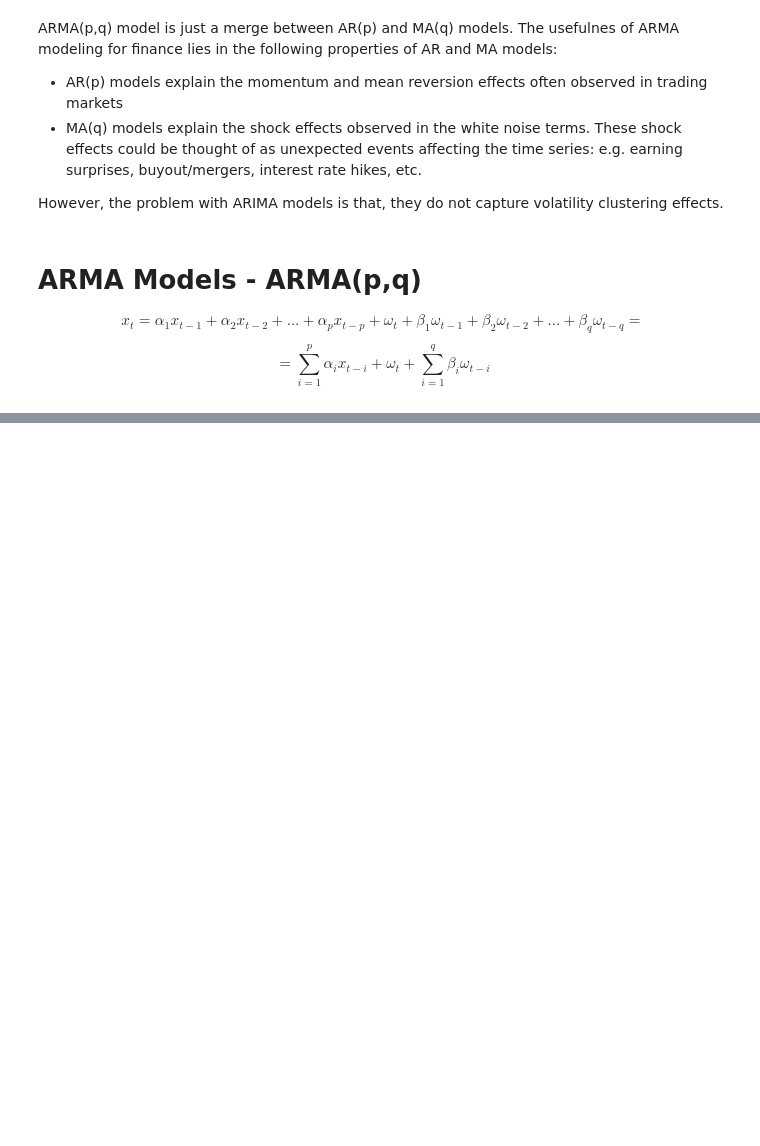
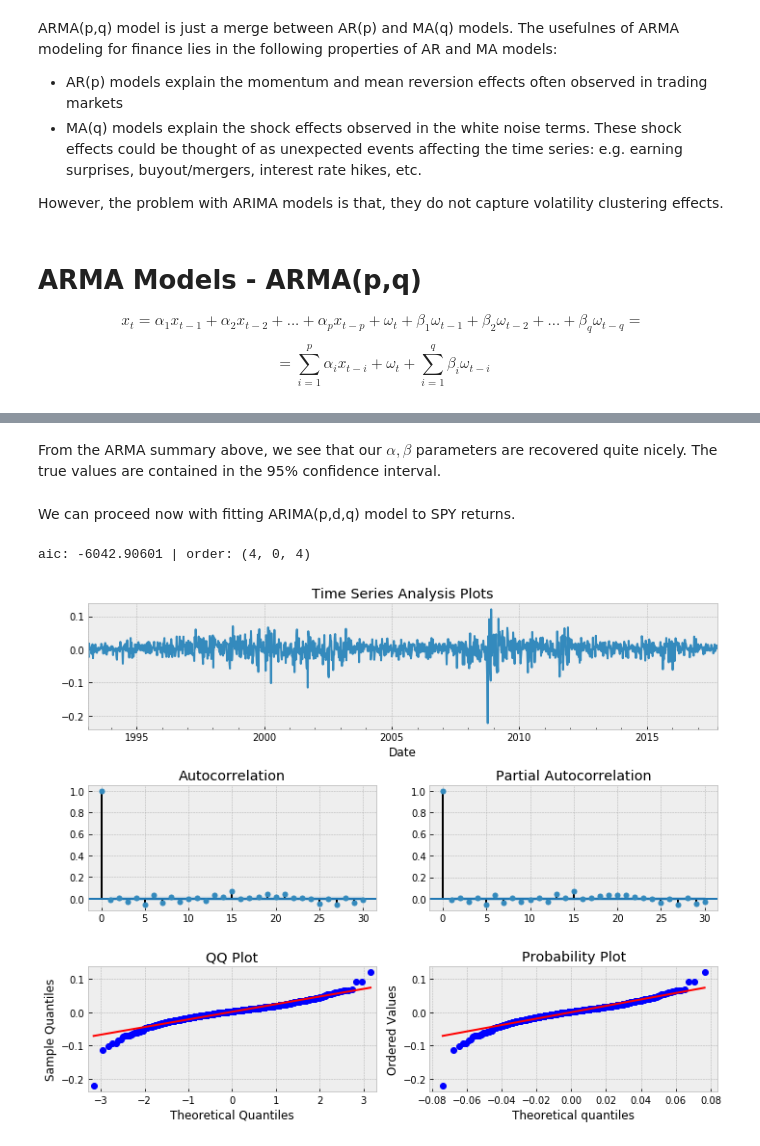
Before and after one commit to hknn88/10_cstone, a Jupyter notebook: 10_cstone_v2.ipynb, the cells around one changed output, grey strips where cells are left out. Drawn from its saved outputs; the diff is of its cells as text; code cells hidden in the pictures; blank space fills up the shorter version.

```diff
--- a/10_cstone_v2.ipynb
+++ b/10_cstone_v2.ipynb
@@ -235,28 +275,38 @@ $$x_t=\alpha_1 x_{t-1} + \alpha_2 x_{t-2} + ... + \alpha_p x_{t-p} + \omega_t +
+# %% [markdown]
+From the ARMA summary above, we see that our $\alpha, \beta$ parameters are recovered quite nicely. The true values are contained in the 95% confidence interval.
+# %% [markdown]
+We can proceed now with fitting ARIMA(p,d,q) model to SPY returns.
+# %%
+lpr_t = np.log(p_t/p_t.shift(1)).dropna()   # np.log(data/data.shift(1)).dropna()
 # %%
-# Fit ARIMA(p, d, q) model to SPY Returns
+# fit ARIMA(p,d,q) model to SPY returns
 # pick best order and final model based on aic
 
 best_aic = np.inf
 best_order = None
 best_mdl = None
 
-pq_rng = range(5) # [0,1,2,3,4]
-d_rng = range(2) # [0,1]
-for i in pq_rng:
-    for d in d_rng:
-        for j in pq_rng:
+pq_n = range(5) # [0,1,2,3,4]   # p,q-lags in AR(p) and MA(q) processes
+d_n = range(2) # [0,1]          # the order of differencing
+for i in pq_n:
+    for d in d_n:
+        for j in pq_n:
             try:
-                tmp_mdl = smt.ARIMA(lrets.SPY, order=(i,d,j)).fit(method='mle', trend='nc')
-                tmp_aic = tmp_mdl.aic
-                if tmp_aic < best_aic:
-                    best_aic = tmp_aic
-                    best_order = (i, d, j)
-                    best_mdl = tmp_mdl
+                mdl = smt.ARIMA(lpr_t,order=(i,d,j)).fit(method='mle',trend='nc')  # method='mle'
+                aic = mdl.aic
+                if aic < best_aic:
+                    best_aic = aic
+                    best_order = (i,d,j)
+                    best_mdl = mdl
             except: continue
-
-
-p('aic: {:6.5f} | order: {}'.format(best_aic, best_order))
-# aic: -11518.22902 | order: (4, 0, 4)
-
-# ARIMA model resid plot
-_ = tsplot(best_mdl.resid, lags=30)
+# end for i in pq_n:
+# %%
+p('aic: {:6.5f} | order: {}'.format(best_aic, best_order))
+# aic: -6042.90601 | order: (4, 0, 4)
+# %% [output]
+aic: -6042.90601 | order: (4, 0, 4)
+# %%
+# ARIMA model resid plot
+ts_plot(best_mdl.resid, lags=30)
+# %% [output]
+[figure, added]
```
Also changed, not shown: parts of 12 cells of this notebook.
